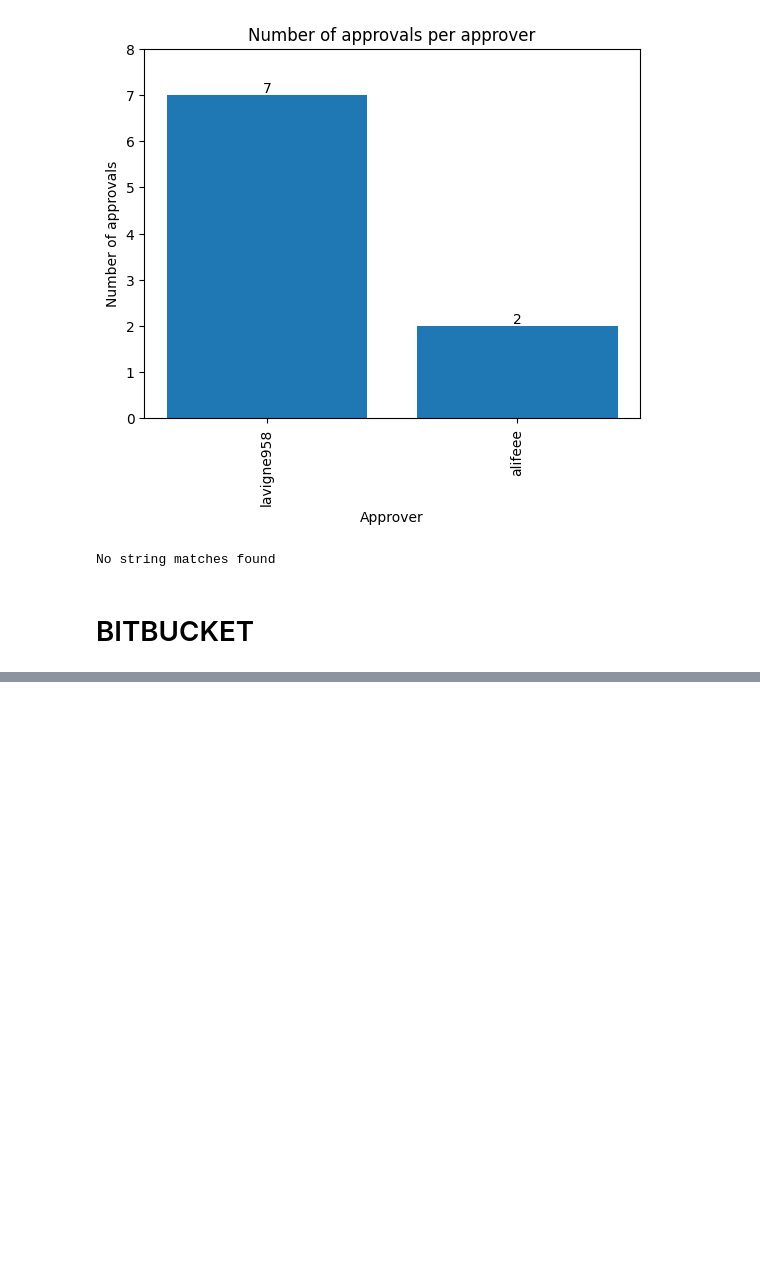
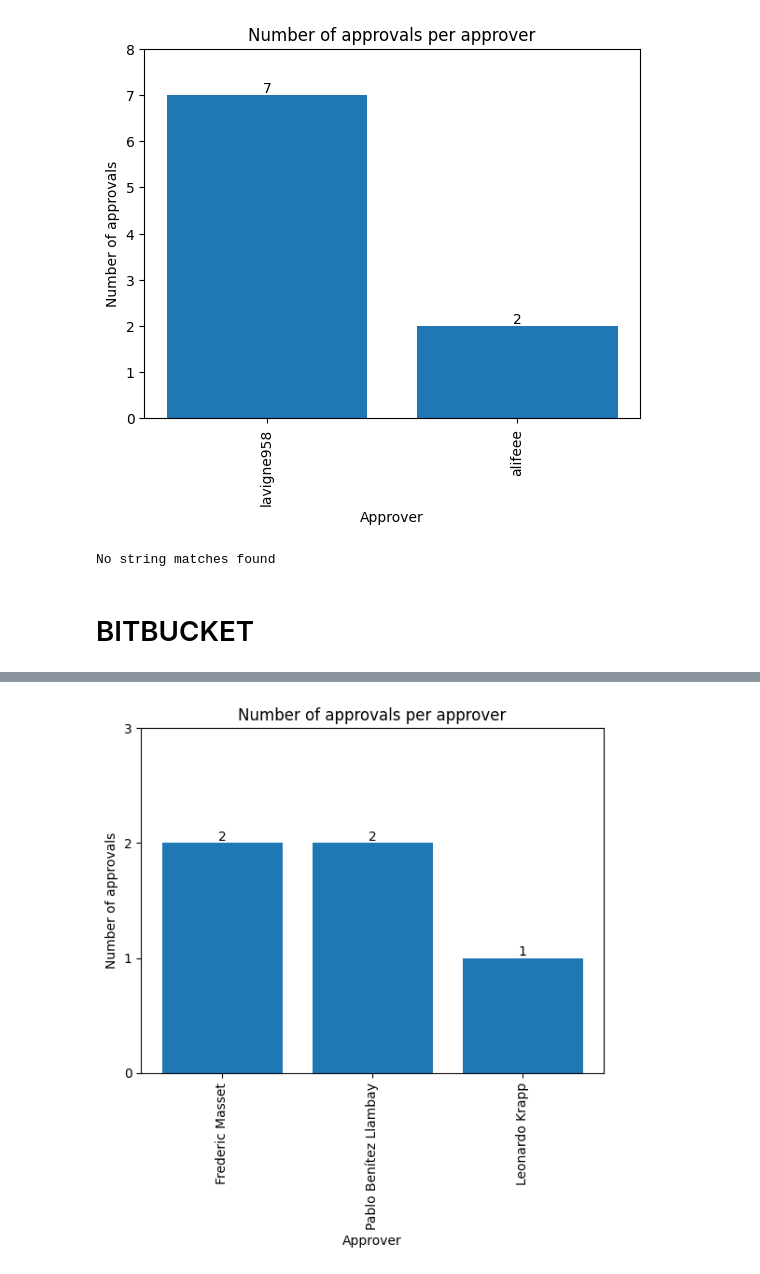
Before and after one commit to AndrewBasem1/git_repos_scraping, a Jupyter notebook: src/main.ipynb, the cells around one changed output, grey strips where cells are left out. Cells and saved outputs as stored; diff of their text form; code cells hidden in the pictures; blank space fills up the shorter version.

```diff
--- a/src/main.ipynb
+++ b/src/main.ipynb
@@ -62,0 +100,4 @@ No string matches found
+# %%
+plot_approvers_list(approvers_counter)
+# %% [output]
+[figure, added]
```
Also changed, not shown: parts of 16 cells of this notebook, 2 other files.
